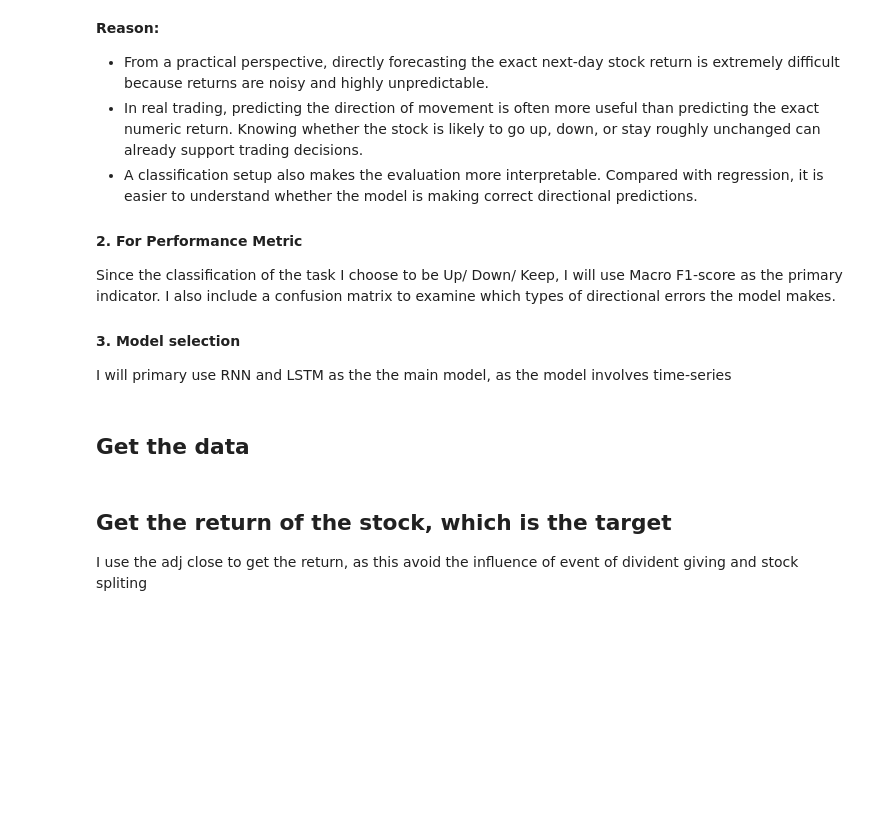
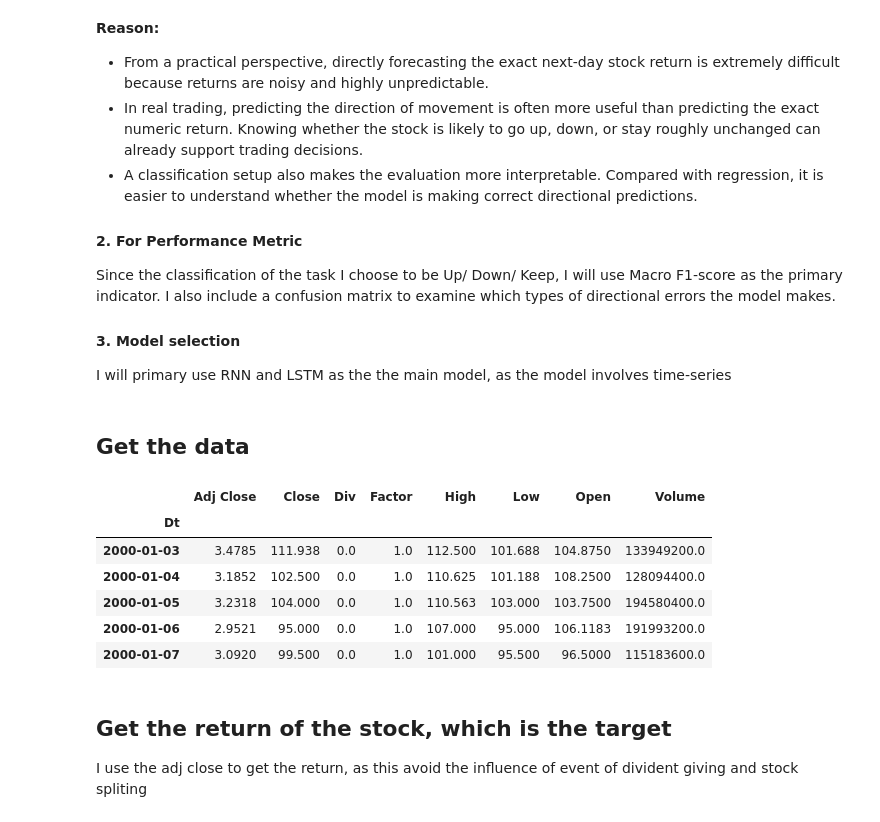
Before and after one commit to CharonWTang/STOCK_PREDICTION, a Jupyter notebook: Charon_Final.ipynb, the cells around one changed output. Saved outputs shown, nothing was run; the diff lists cells and outputs as text; code cells hidden in the pictures; blank space fills up the shorter version.

```diff
--- a/Charon_Final.ipynb
+++ b/Charon_Final.ipynb
@@ -72,10 +91,21 @@ I will primary use RNN and LSTM as the the main model, as the model involves tim
 # %%
 # loading the data
 
 AAPL_data = pd.read_csv(DATA_DIR / 'AAPL.csv')
 # set the date as the index
+# parse Dt to real datetime, then set index
+AAPL_data['Dt'] = pd.to_datetime(AAPL_data['Dt'], format='%Y-%m-%d', errors='coerce')
+AAPL_data = AAPL_data.dropna(subset=['Dt']).sort_values('Dt').drop_duplicates(subset='Dt')
 AAPL_data.set_index('Dt', inplace=True)
 AAPL_data.head()
+# %% [output]
+|  | Adj Close | Close | Div | Factor | High | Low | Open | Volume |
+| Dt |  |  |  |  |  |  |  |  |
+| 2000-01-03 | 3.4785 | 111.938 | 0.0 | 1.0 | 112.500 | 101.688 | 104.8750 | 133949200.0 |
+| 2000-01-04 | 3.1852 | 102.500 | 0.0 | 1.0 | 110.625 | 101.188 | 108.2500 | 128094400.0 |
+| 2000-01-05 | 3.2318 | 104.000 | 0.0 | 1.0 | 110.563 | 103.000 | 103.7500 | 194580400.0 |
+| 2000-01-06 | 2.9521 | 95.000 | 0.0 | 1.0 | 107.000 | 95.000 | 106.1183 | 191993200.0 |
+| 2000-01-07 | 3.0920 | 99.500 | 0.0 | 1.0 | 101.000 | 95.500 | 96.5000 | 115183600.0 |
 # %% [markdown]
 ## Get the return of the stock, which is the target
 I use the adj close to get the return, as this avoid the influence of event of divident giving and stock spliting
```
Also changed, not shown: parts of 25 cells of this notebook.
